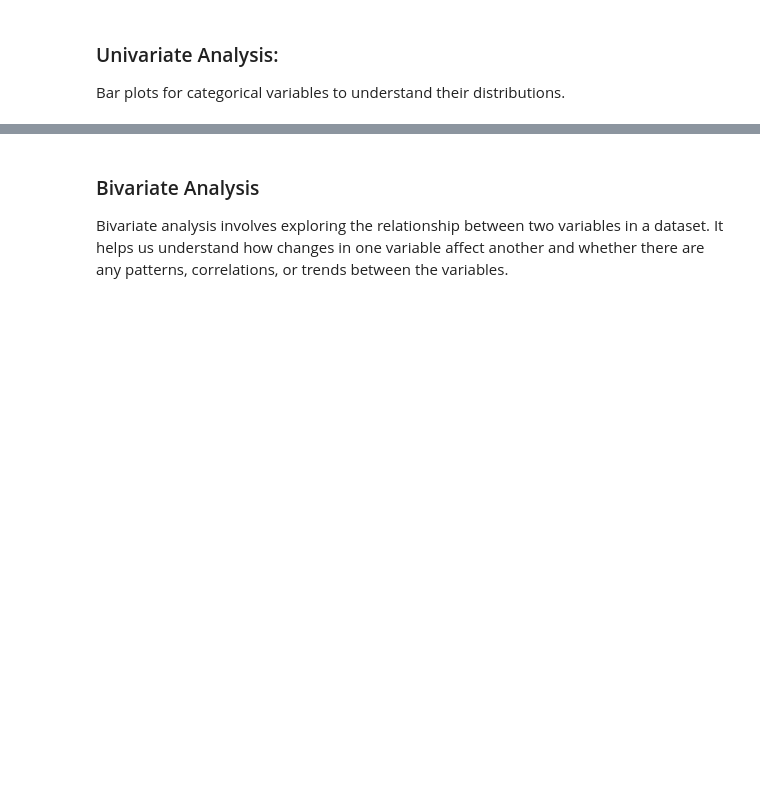
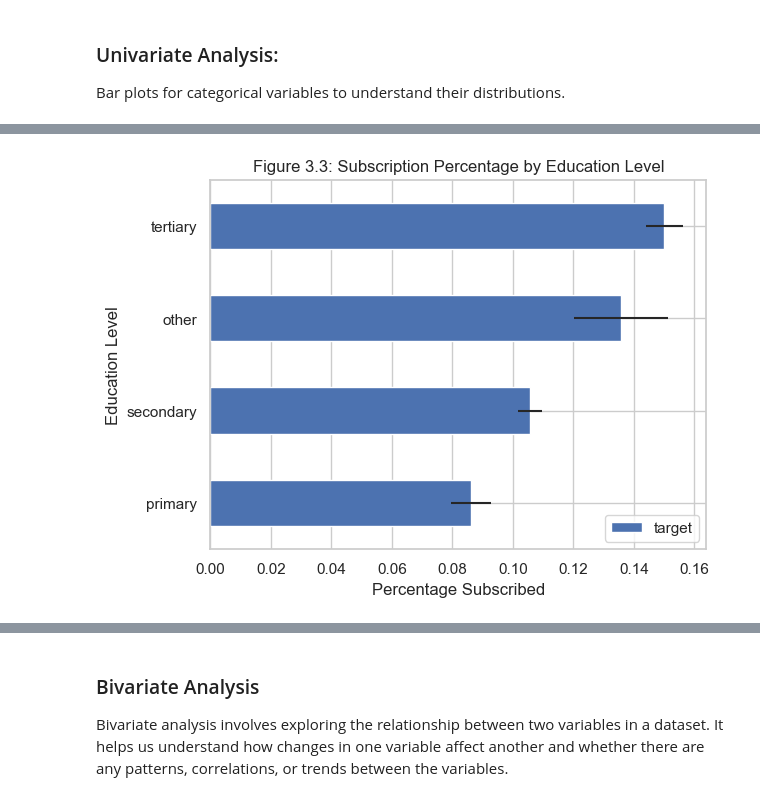
Before and after one commit to gulnar77/Capstone-Predictive-Insights-from-Portuguese-Bank-Marketing-Data, a Jupyter notebook: EDA.ipynb, the cells around one changed output, grey strips where cells are left out. Drawn from its saved outputs; the diff is of its cells as text; code cells hidden in the pictures; blank space fills up the shorter version.

```diff
--- a/EDA.ipynb
+++ b/EDA.ipynb
@@ -220,0 +253,12 @@ Histogram plots for continuous variables
+# %%
+plot_w_errorbars(calc_moe('education'), 'education')
+
+# Set the title and labels
+plt.title('Figure 3.3: Subscription Percentage by Education Level')
+plt.xlabel('Percentage Subscribed')
+plt.ylabel('Education Level')
+
+# Save the plot as PNG
+plt.savefig('subscription_by_education.png')
+# %% [output]
+[figure, added]
```
Also changed, not shown: parts of 66 cells of this notebook.
